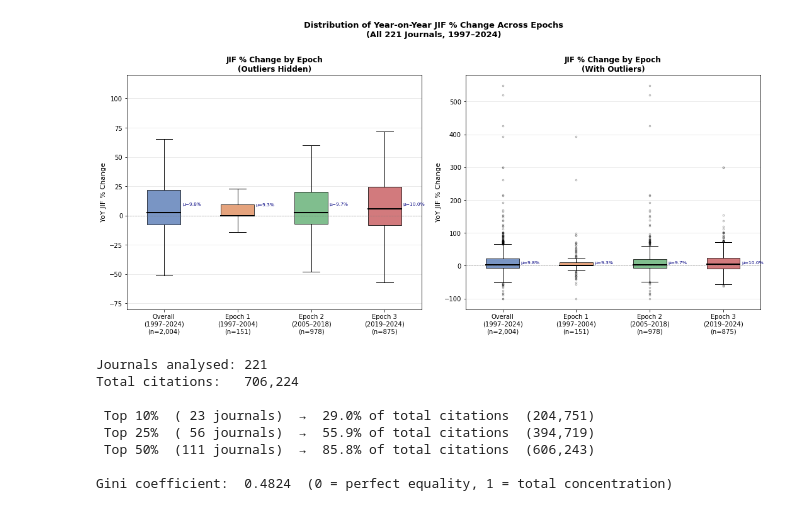
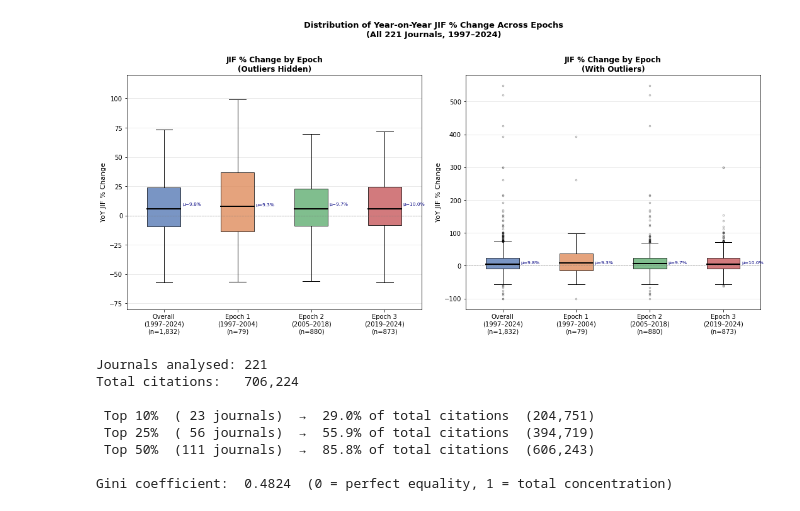
Before and after one commit to mquazi/journal-impact-factor, a Jupyter notebook: code/2_JCR-JIFchange-GitHub.ipynb, the cells around one changed output. Saved outputs shown, nothing was run; the diff lists cells and outputs as text; code cells hidden in the pictures.

```diff
--- a/code/2_JCR-JIFchange-GitHub.ipynb
+++ b/code/2_JCR-JIFchange-GitHub.ipynb
@@ -138,7 +141,8 @@ def get_epoch_data(df_input, year_min, year_max, journals=None):
     df_subset = df_input[df_input['Journal_name'].isin(journals)].copy()
     df_subset = df_subset.sort_values(['Journal_name', 'Year'])
     df_subset['JIF_prev'] = df_subset.groupby('Journal_name')['JIF'].shift(1)
-    df_subset['JIF_pct_change'] = df_subset.groupby('Journal_name')['JIF'].pct_change() * 100
+    df_subset['JIF_pct_change'] = (
+    df_subset.groupby('Journal_name')['JIF'].pct_change(fill_method=None) * 100)
 
     df_epoch = df_subset[(df_subset['Year'] >= year_min) & (df_subset['Year'] <= year_max)].copy()
 
@@ -171,34 +175,34 @@ medians = [2.7,  0.0,  2.7,  5.6]
 # ── Plot ─────────────────────────────────────────────────────────────────────
 fig, axes = plt.subplots(1, 2, figsize=(15, 7))
 
 for ax, show_fliers, suffix in zip(axes, [False, True], ['Outliers Hidden', 'With Outliers']):
     bp = ax.boxplot(data, patch_artist=True, showfliers=show_fliers,
                     flierprops=dict(marker='o', markersize=2.5, alpha=0.3),
                     medianprops=dict(color='black', linewidth=2))
 
     for patch, color in zip(bp['boxes'], colors):
         patch.set_facecolor(color)
         patch.set_alpha(0.75)
     for i, (mean, median) in enumerate(zip(means, medians), start=1):
         ax.annotate(f'μ={mean}%', xy=(i, mean), xytext=(i + 0.25, mean),
                     fontsize=7.5, color='navy', va='center')
 
     ax.axhline(0, color='gray', linestyle='--', linewidth=0.8, alpha=0.6)
     ax.set_xticks(range(1, len(labels) + 1))
     ax.set_xticklabels([f"{l}\n(n={n:,})" for l, n in zip(labels, ns)], fontsize=10)
     ax.set_ylabel('YoY JIF % Change', fontsize=11)
     ax.set_title(f'JIF % Change by Epoch\n({suffix})', fontsize=12, fontweight='bold')
     ax.grid(axis='y', alpha=0.3)
 
     if not show_fliers:
         ax.set_ylim(-80, 120)
 plt.suptitle('Distribution of Year-on-Year JIF % Change Across Epochs\n(All 221 Journals, 1997–2024)',
              fontsize=13, fontweight='bold', y=1.01)
 plt.tight_layout()
 #plt.savefig('results/figure3.png', dpi=150, bbox_inches='tight')
 plt.show()
 # %% [output]
-[figure, old version]
+[figure, new version]
 # %%
 df_all = df.copy()
 
```
Also changed, not shown: parts of 1 cell of this notebook.
